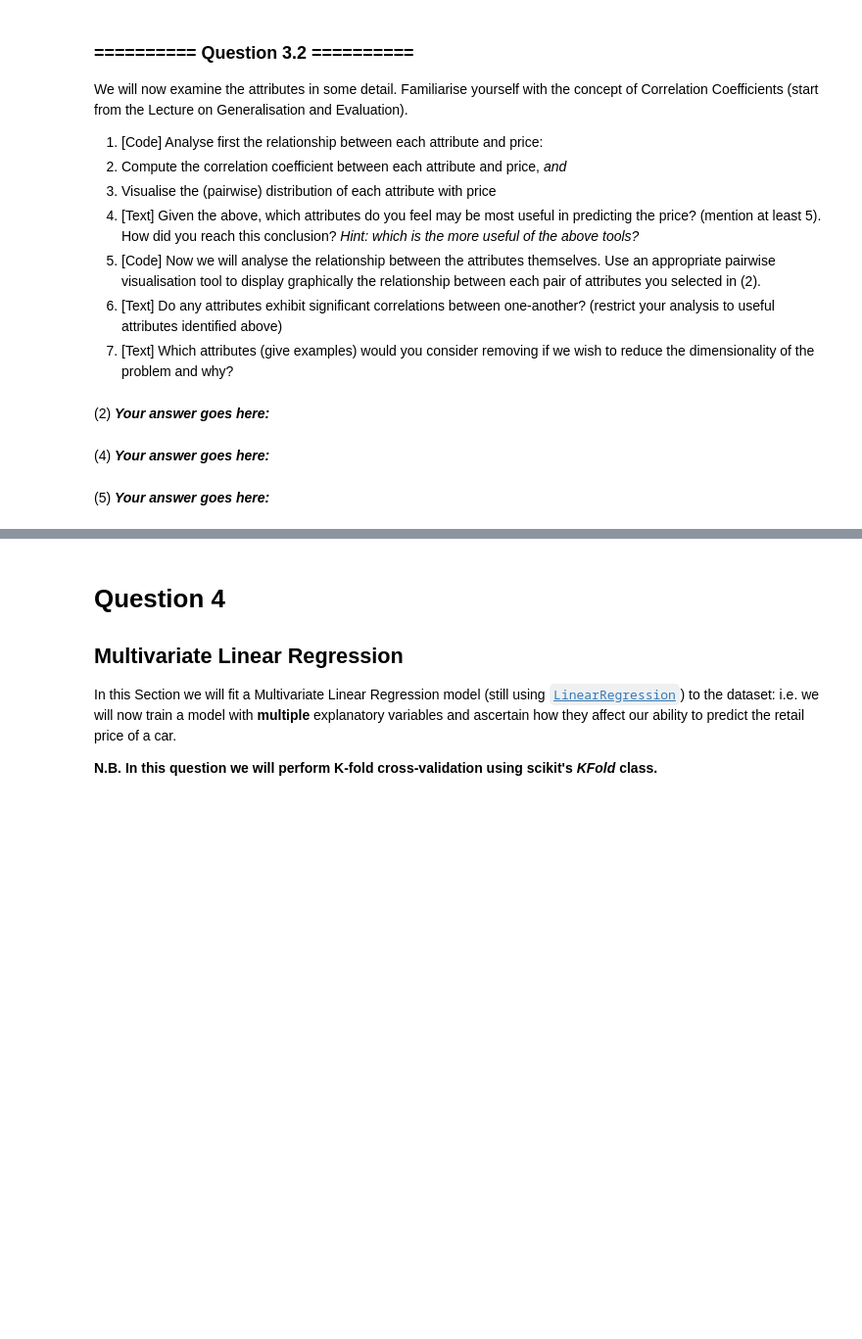
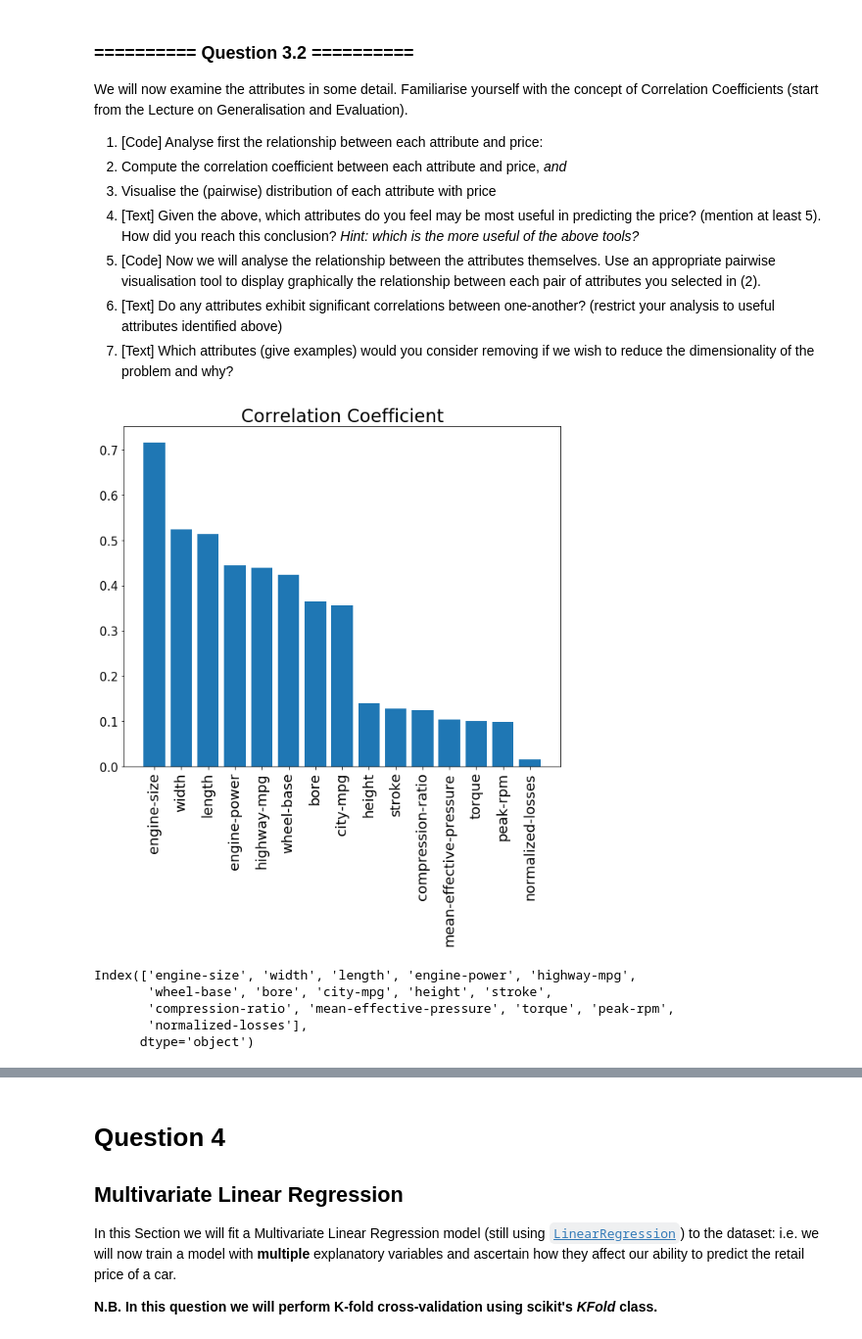
Before and after one commit to TYTTYTTYT/IAML2019, a Jupyter notebook: assignments/Assignment1/Assignment1.ipynb, the cells around one changed output, grey strips where cells are left out. Shown at 98% size. Cells and saved outputs as stored; diff of their text form; code cells hidden in the pictures; blank space fills up the shorter version.

```diff
--- a/assignments/Assignment1/Assignment1.ipynb
+++ b/assignments/Assignment1/Assignment1.ipynb
@@ -372,0 +431,5 @@ the key features of the data. Show all your code!
+# %%
+# (1) # Your Code goes here:
+data_path = os.path.join(os.getcwd(), 'datasets', 'train_auto_numeric.csv')
+auto_numeric = pd.read_csv(data_path)
+auto_numeric.describe()
@@ -389,2 +459,0 @@ We will now examine the attributes in some detail. Familiarise yourself with the
-# %% [markdown]
-(2) ***Your answer goes here:***
@@ -393,4 +460,31 @@ We will now examine the attributes in some detail. Familiarise yourself with the
-# %% [markdown]
-(4) ***Your answer goes here:***
-# %% [markdown]
-(5) ***Your answer goes here:***
+# %%
+# (1) # Your Code goes here:
+mean = auto_numeric.describe().loc["mean"].values
+std = auto_numeric.describe().loc["std"].values
+auto_min_mean = auto_numeric.values - mean
+prices_m = auto_min_mean[:, -1]
+attr_m = auto_min_mean[:, 0:-1]
+coe = prices_m.T @ auto_min_mean
+sig = (std.reshape(std.shape[0], 1) @ std.reshape(1,std.shape[0]))[-1, :]
+coe = (coe / sig / 158)[:-1]
+
+coe_df = pd.DataFrame(columns=auto_numeric.columns[:-1])
+coe_df.loc[0] = np.absolute(coe)
+coe_df.sort_values(by=0, axis=1, ascending=False, inplace=True)
+
+x = range(15)
+plt.figure(figsize=(10, 8))
+plt.bar(x, height=coe_df.iloc[0])
+plt.xticks(x, coe_df.columns, rotation='vertical', size=18)
+plt.title("Correlation Coefficient", size=(23))
+plt.yticks(size=15)
+plt.show()
+
+coe_df.columns
+# %% [output]
+[figure, added]
+Index(['engine-size', 'width', 'length', 'engine-power', 'highway-mpg',
+       'wheel-base', 'bore', 'city-mpg', 'height', 'stroke',
+       'compression-ratio', 'mean-effective-pressure', 'torque', 'peak-rpm',
+       'normalized-losses'],
+      dtype='object')
```
Also changed, not shown: parts of 41 cells of this notebook, 1 other file.
